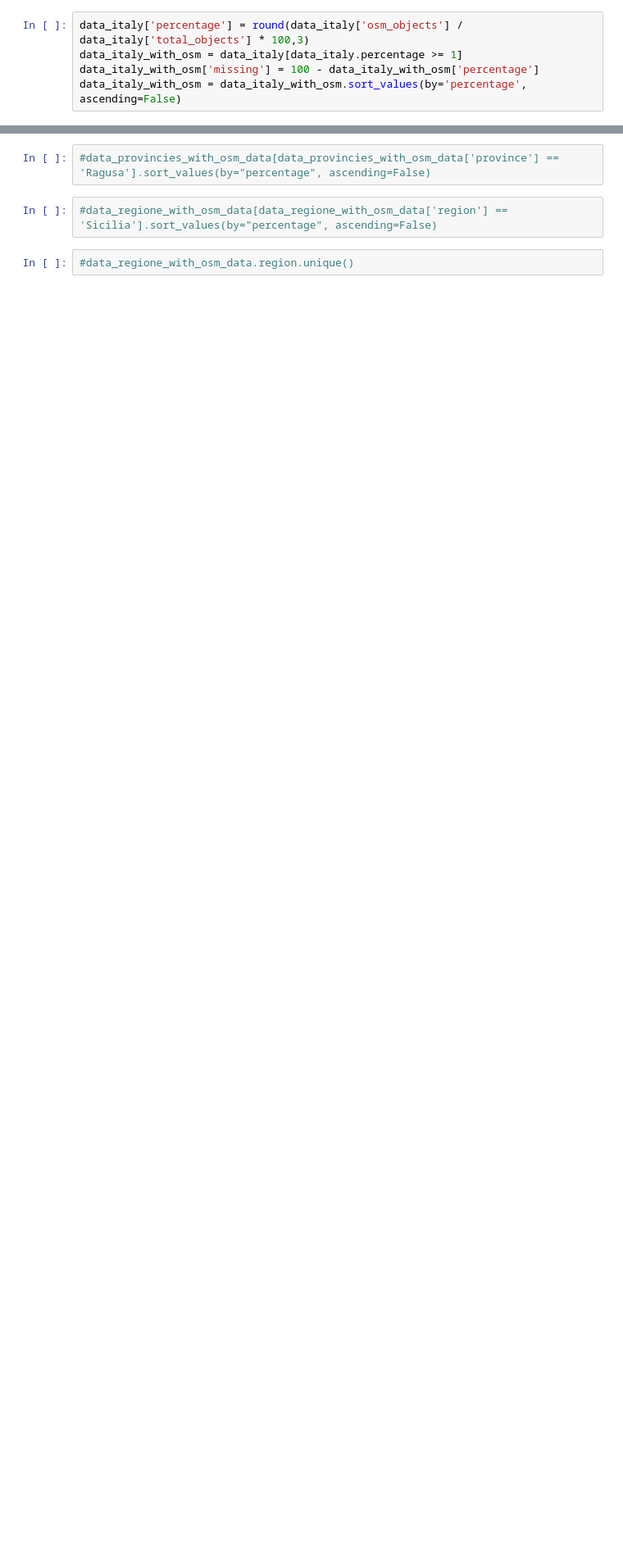
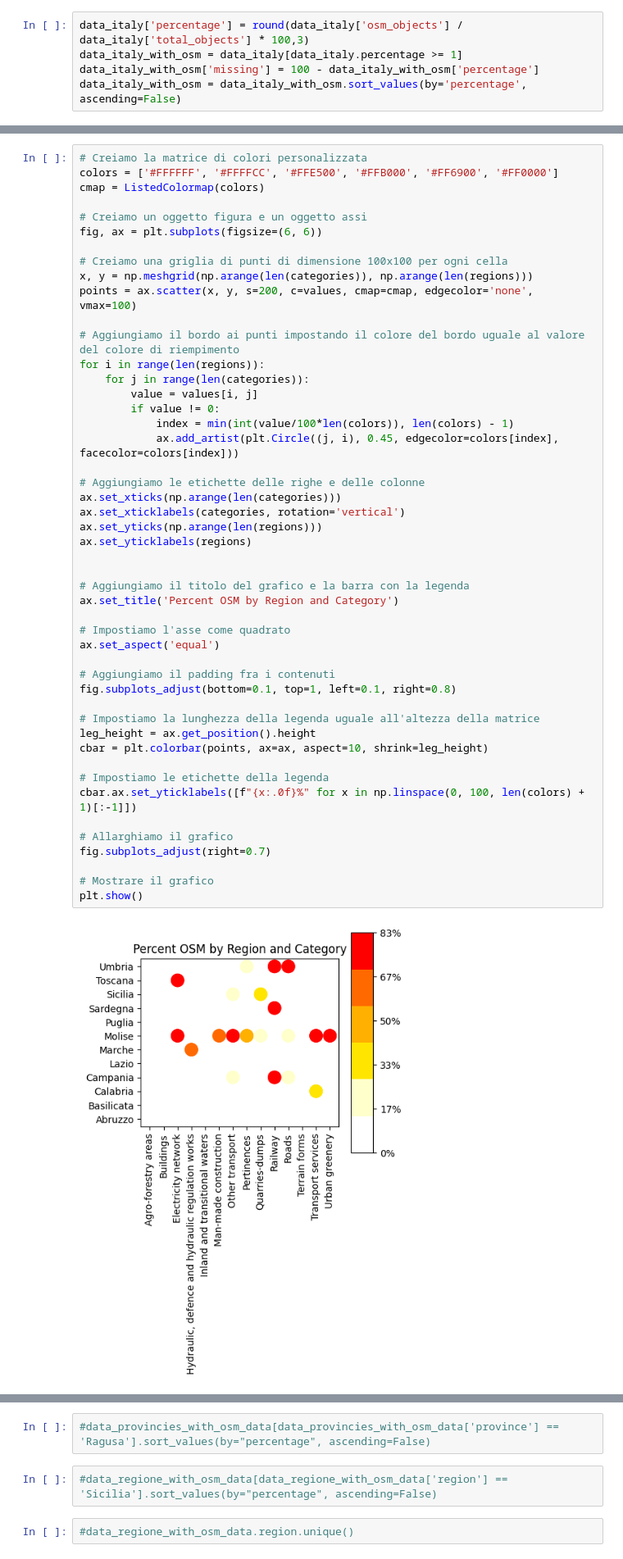
Before and after one commit to napo/dbsnosmcompare, a Jupyter notebook: analysis_osm_presence_igm_declaration.ipynb, the cells around one changed output, grey strips where cells are left out. Shown at 82% size. Drawn from its saved outputs; the diff is of its cells as text; blank space fills up the shorter version.

```diff
--- a/analysis_osm_presence_igm_declaration.ipynb
+++ b/analysis_osm_presence_igm_declaration.ipynb
@@ -61,3 +168,53 @@ data_regione_with_osm_data[data_regione_with_osm_data.percentage >= 1]
+# %%
+# Creiamo la matrice di colori personalizzata
+colors = ['#FFFFFF', '#FFFFCC', '#FFE500', '#FFB000', '#FF6900', '#FF0000']
+cmap = ListedColormap(colors)
+
+# Creiamo un oggetto figura e un oggetto assi
+fig, ax = plt.subplots(figsize=(6, 6))
+
+# Creiamo una griglia di punti di dimensione 100x100 per ogni cella
+x, y = np.meshgrid(np.arange(len(categories)), np.arange(len(regions)))
+points = ax.scatter(x, y, s=200, c=values, cmap=cmap, edgecolor='none', vmax=100)
+
+# Aggiungiamo il bordo ai punti impostando il colore del bordo uguale al valore del colore di riempimento
+for i in range(len(regions)):
+    for j in range(len(categories)):
+        value = values[i, j]
+        if value != 0:
+            index = min(int(value/100*len(colors)), len(colors) - 1)
+            ax.add_artist(plt.Circle((j, i), 0.45, edgecolor=colors[index], facecolor=colors[index]))
+
+# Aggiungiamo le etichette delle righe e delle colonne
+ax.set_xticks(np.arange(len(categories)))
+ax.set_xticklabels(categories, rotation='vertical')
+ax.set_yticks(np.arange(len(regions)))
+ax.set_yticklabels(regions)
+
+
+# Aggiungiamo il titolo del grafico e la barra con la legenda
+ax.set_title('Percent OSM by Region and Category')
+
+# Impostiamo l'asse come quadrato
+ax.set_aspect('equal')
+
+# Aggiungiamo il padding fra i contenuti
+fig.subplots_adjust(bottom=0.1, top=1, left=0.1, right=0.8)
+
+# Impostiamo la lunghezza della legenda uguale all'altezza della matrice
+leg_height = ax.get_position().height
+cbar = plt.colorbar(points, ax=ax, aspect=10, shrink=leg_height)
+
+# Impostiamo le etichette della legenda
+cbar.ax.set_yticklabels([f"{x:.0f}%" for x in np.linspace(0, 100, len(colors) + 1)[:-1]])
+
+# Allarghiamo il grafico
+fig.subplots_adjust(right=0.7)
+
+# Mostrare il grafico
+plt.show()
+# %% [output]
+[figure, added]
 # %%
 data_provincies_with_osm_data = data_provincies[data_provincies.osm_objects > 0]
 data_provincies_with_osm_data['percentage'] = round(data_provincies_with_osm_data['osm_objects'] / data_provincies_with_osm_data['total_objects'] * 100,3)
```
Also changed, not shown: parts of 18 cells of this notebook, 1 other file.
